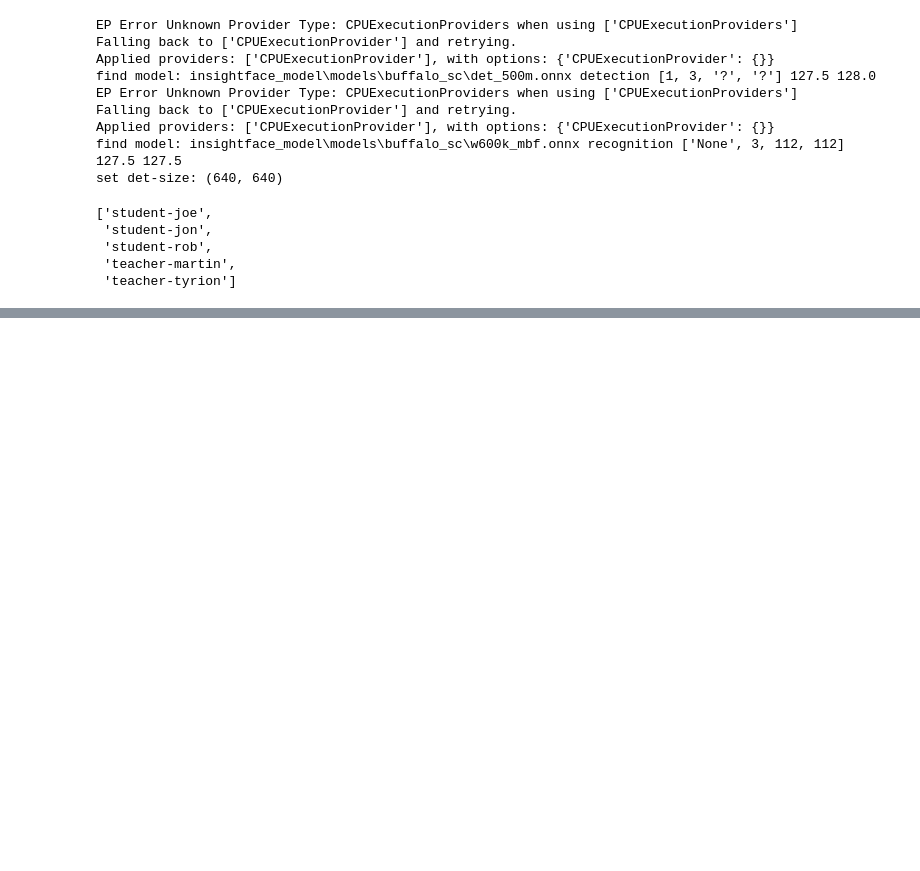
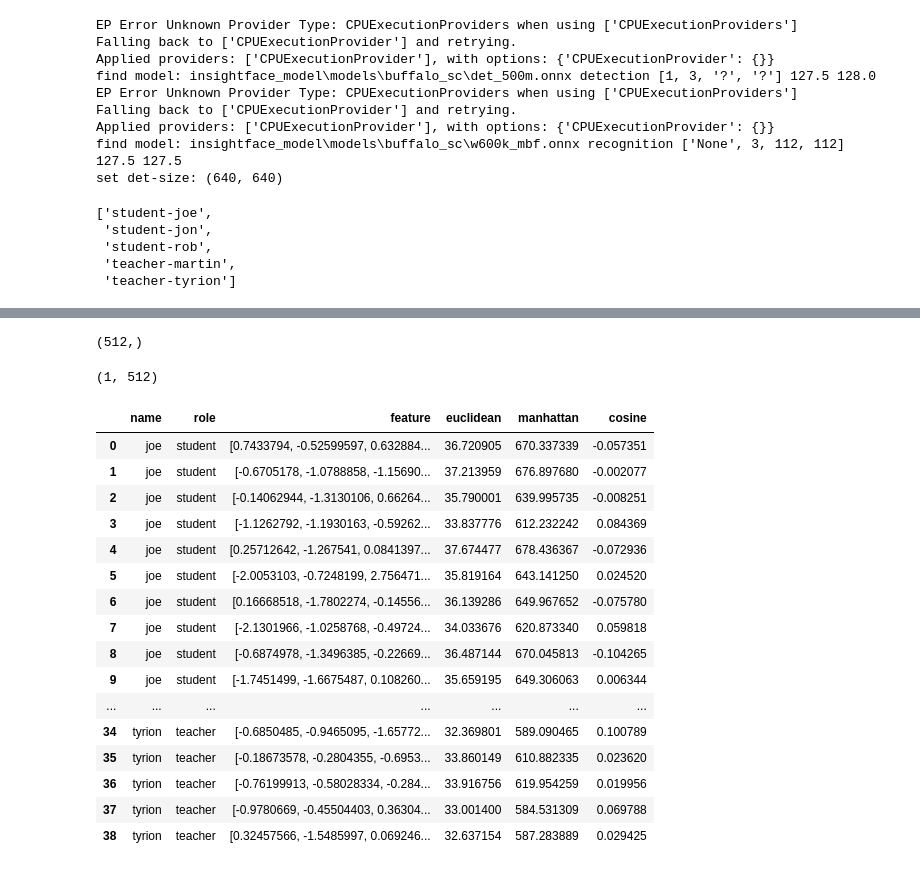
Before and after one commit to AthiFiz/attentance-project, a Jupyter notebook: app/practice.ipynb, the cells around one changed output, grey strips where cells are left out. Drawn from its saved outputs; the diff is of its cells as text; code cells hidden in the pictures; blank space fills up the shorter version.

```diff
--- a/app/practice.ipynb
+++ b/app/practice.ipynb
@@ -35,0 +193,9 @@ dir_list
+# %%
+embeds.shape
+# %% [output]
+(512,)
+# %%
+y = embeds.reshape(1, -1)
+y.shape
+# %% [output]
+(1, 512)
@@ -35,0 +211,20 @@ dir_list
+# %%
+data_search
+# %% [output]
+|  | name | role | feature | euclidean | manhattan | cosine |
+| 0 | joe | student | [0.7433794, -0.52599597, 0.632884... | 36.720905 | 670.337339 | -0.057351 |
+| 1 | joe | student | [-0.6705178, -1.0788858, -1.15690... | 37.213959 | 676.897680 | -0.002077 |
+| 2 | joe | student | [-0.14062944, -1.3130106, 0.66264... | 35.790001 | 639.995735 | -0.008251 |
+| 3 | joe | student | [-1.1262792, -1.1930163, -0.59262... | 33.837776 | 612.232242 | 0.084369 |
+| 4 | joe | student | [0.25712642, -1.267541, 0.0841397... | 37.674477 | 678.436367 | -0.072936 |
+| 5 | joe | student | [-2.0053103, -0.7248199, 2.756471... | 35.819164 | 643.141250 | 0.024520 |
+| 6 | joe | student | [0.16668518, -1.7802274, -0.14556... | 36.139286 | 649.967652 | -0.075780 |
+| 7 | joe | student | [-2.1301966, -1.0258768, -0.49724... | 34.033676 | 620.873340 | 0.059818 |
+| 8 | joe | student | [-0.6874978, -1.3496385, -0.22669... | 36.487144 | 670.045813 | -0.104265 |
+| 9 | joe | student | [-1.7451499, -1.6675487, 0.108260... | 35.659195 | 649.306063 | 0.006344 |
+| ... | ... | ... | ... | ... | ... | ... |
+| 34 | tyrion | teacher | [-0.6850485, -0.9465095, -1.65772... | 32.369801 | 589.090465 | 0.100789 |
+| 35 | tyrion | teacher | [-0.18673578, -0.2804355, -0.6953... | 33.860149 | 610.882335 | 0.023620 |
+| 36 | tyrion | teacher | [-0.76199913, -0.58028334, -0.284... | 33.916756 | 619.954259 | 0.019956 |
+| 37 | tyrion | teacher | [-0.9780669, -0.45504403, 0.36304... | 33.001400 | 584.531309 | 0.069788 |
+| 38 | tyrion | teacher | [0.32457566, -1.5485997, 0.069246... | 32.637154 | 587.283889 | 0.029425 |
```
Also changed, not shown: parts of 19 cells of this notebook, 7 other files.
